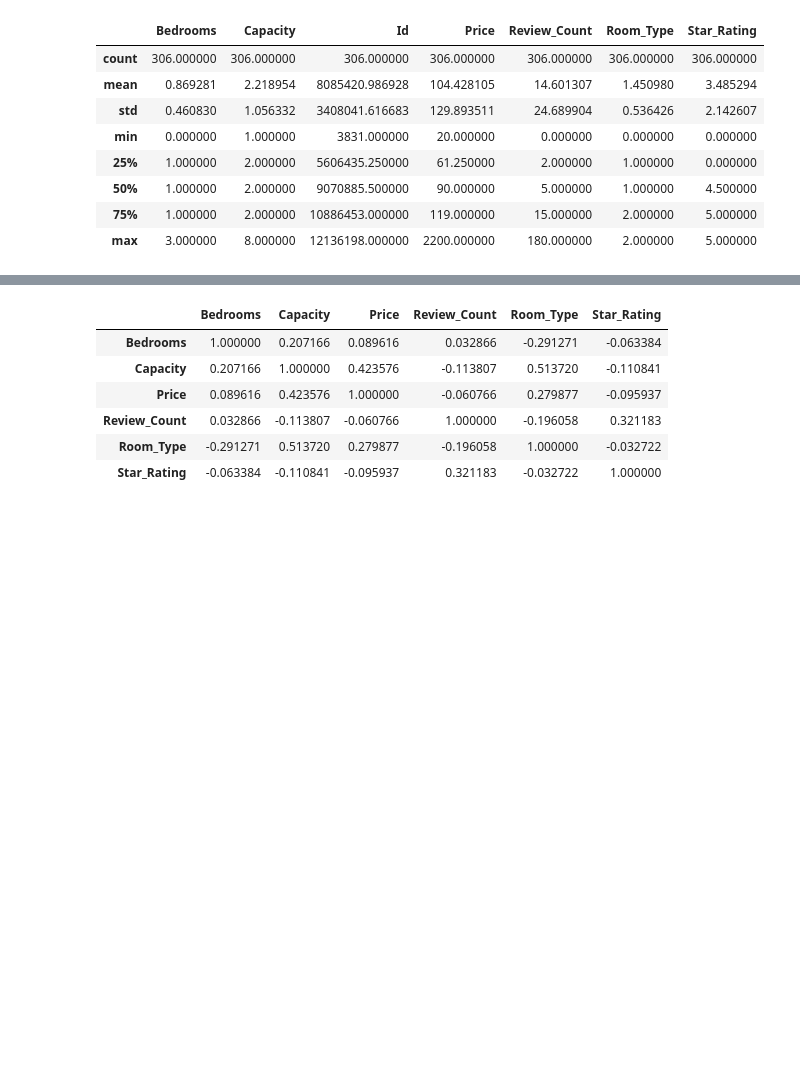
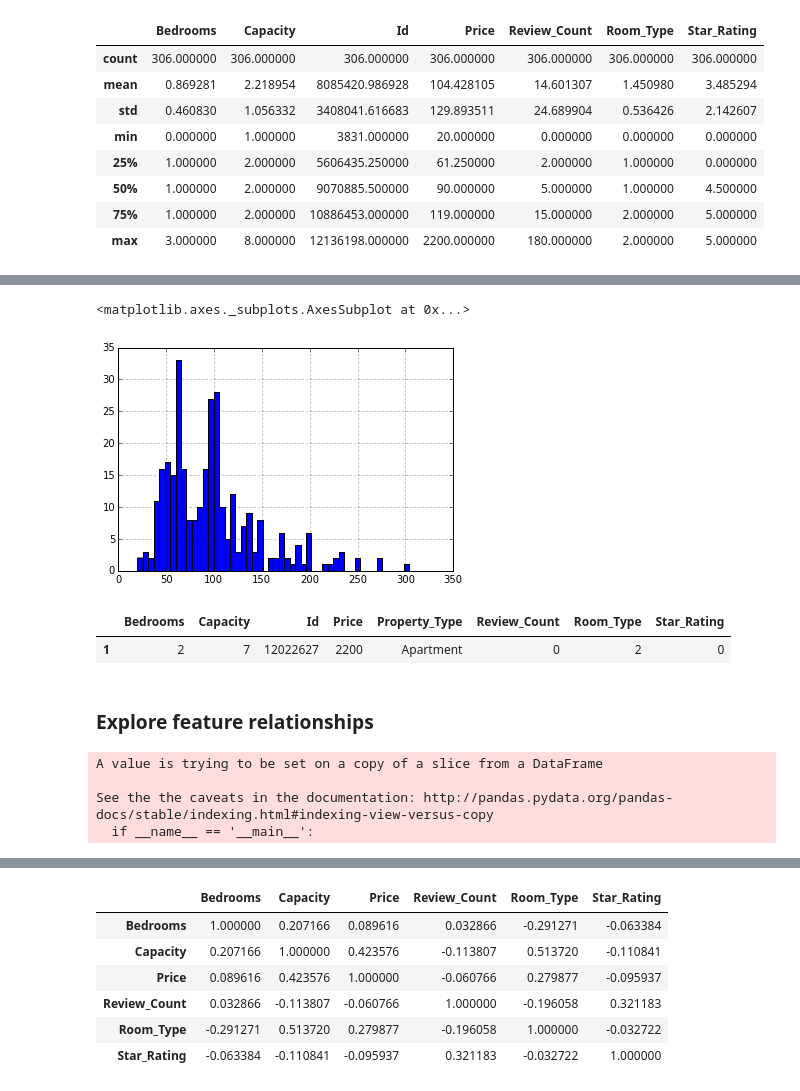
Before and after one commit to peacing/bkds-datachallenge-singman-paul, a Jupyter notebook: case-study-explore.ipynb, the cells around one changed output, grey strips where cells are left out. Saved outputs shown, nothing was run; the diff lists cells and outputs as text; code cells hidden in the pictures; blank space fills up the shorter version.

```diff
--- a/case-study-explore.ipynb
+++ b/case-study-explore.ipynb
@@ -85,0 +115,2 @@ ny_df.describe()
+# %%
+ny_df_nooutlier = ny_df[ny_df.Price<2000]
@@ -85,0 +125,5 @@ ny_df.describe()
+# %%
+ny_df_nooutlier.Price.hist(bins=50)
+# %% [output]
+<matplotlib.axes._subplots.AxesSubplot at 0x...>
+[figure, added]
@@ -85,0 +132,14 @@ ny_df.describe()
+# %%
+outlier
+# %% [output]
+|  | Bedrooms | Capacity | Id | Price | Property_Type | Review_Count | Room_Type | Star_Rating |
+| 1 | 2 | 7 | 12022627 | 2200 | Apartment | 0 | 2 | 0 |
+# %% [markdown]
+### Explore feature relationships
+# %%
+ny_df_nooutlier.drop('Id', 1, inplace=True)
+# %% [output]
+A value is trying to be set on a copy of a slice from a DataFrame
+
+See the the caveats in the documentation: http://pandas.pydata.org/pandas-docs/stable/indexing.html#indexing-view-versus-copy
+  if __name__ == '__main__':
```
Also changed, not shown: parts of 21 cells of this notebook.
